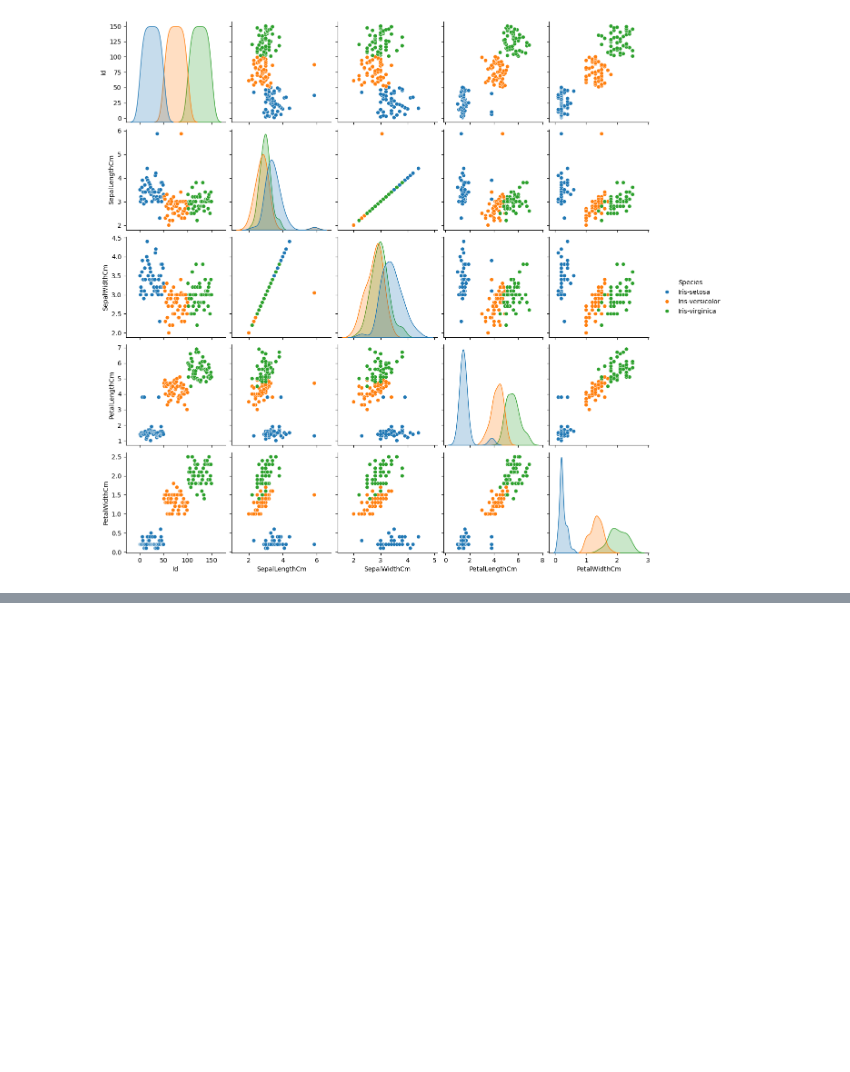
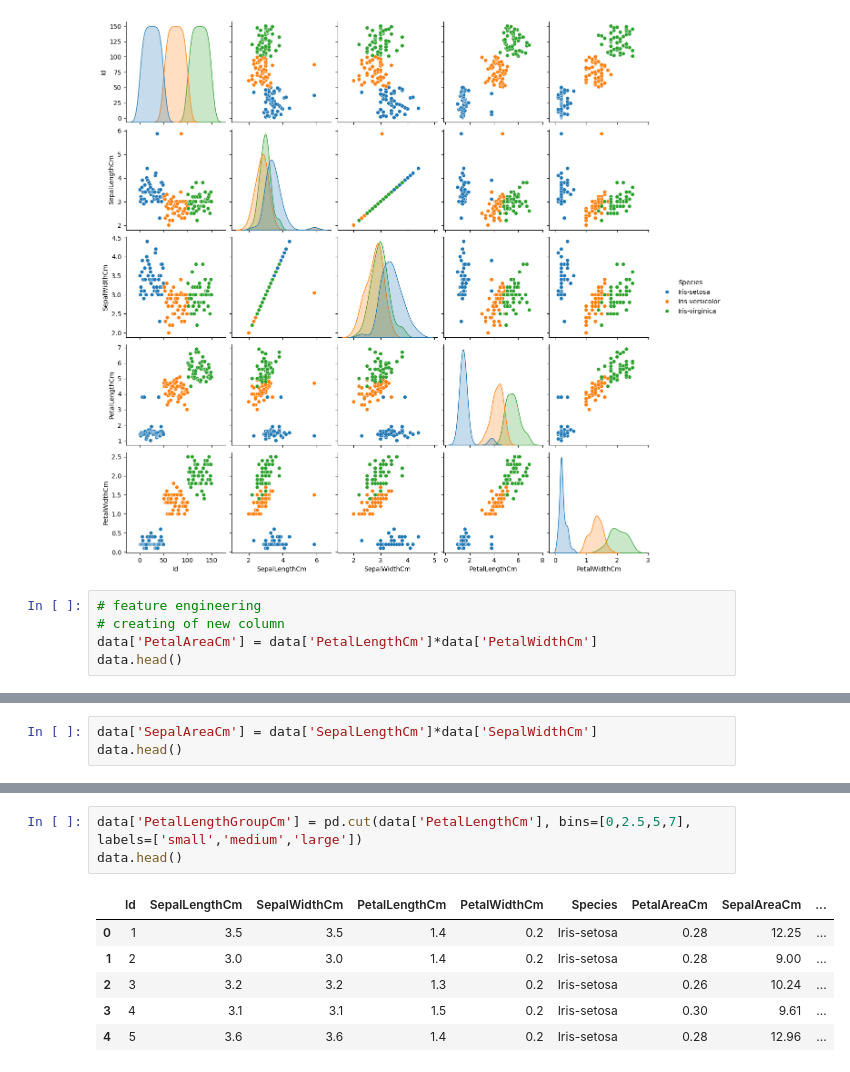
Before and after one commit to anishkr-sahu/data_visualization, a Jupyter notebook: Revision_day_1.ipynb, the cells around one changed output, grey strips where cells are left out. Cells and saved outputs as stored; diff of their text form; blank space fills up the shorter version.

```diff
--- a/Revision_day_1.ipynb
+++ b/Revision_day_1.ipynb
@@ -332,3 +332,8 @@ sns.pairplot(data,hue='Species')
 plt.show()
 # %% [output]
 [figure]
+# %%
+# feature engineering
+# creating of new column
+data['PetalAreaCm'] = data['PetalLengthCm']*data['PetalWidthCm']
+data.head()
@@ -334,0 +347,3 @@ plt.show()
+# %%
+data['SepalAreaCm'] = data['SepalLengthCm']*data['SepalWidthCm']
+data.head()
@@ -334,0 +376,10 @@ plt.show()
+# %%
+data['PetalLengthGroupCm'] = pd.cut(data['PetalLengthCm'], bins=[0,2.5,5,7], labels=['small','medium','large'])
+data.head()
+# %% [output]
+|  | Id | SepalLengthCm | SepalWidthCm | PetalLengthCm | PetalWidthCm | Species | PetalAreaCm | SepalAreaCm | ... |
+| 0 | 1 | 3.5 | 3.5 | 1.4 | 0.2 | Iris-setosa | 0.28 | 12.25 | ... |
+| 1 | 2 | 3.0 | 3.0 | 1.4 | 0.2 | Iris-setosa | 0.28 | 9.00 | ... |
+| 2 | 3 | 3.2 | 3.2 | 1.3 | 0.2 | Iris-setosa | 0.26 | 10.24 | ... |
+| 3 | 4 | 3.1 | 3.1 | 1.5 | 0.2 | Iris-setosa | 0.30 | 9.61 | ... |
+| 4 | 5 | 3.6 | 3.6 | 1.4 | 0.2 | Iris-setosa | 0.28 | 12.96 | ... |
```
Also changed, not shown: parts of 10 cells of this notebook.
